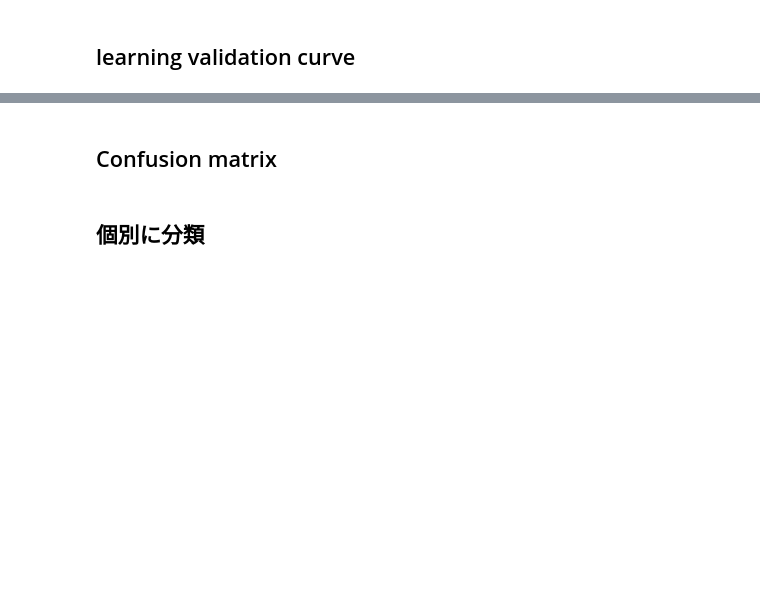
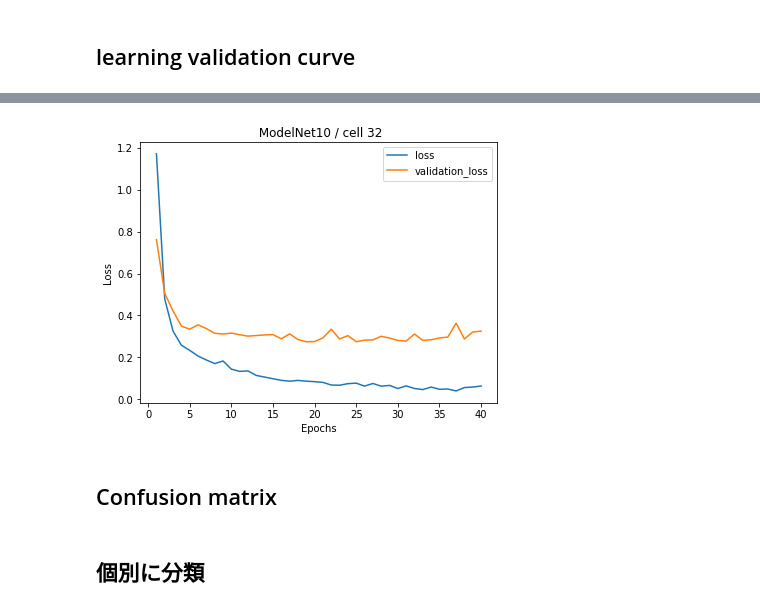
Before and after one commit to tacky0612/classification3dmodel, a Jupyter notebook: Classification_3DSAMPLE.ipynb, the cells around one changed output, grey strips where cells are left out. Cells and saved outputs as stored; diff of their text form; code cells hidden in the pictures; blank space fills up the shorter version.

```diff
--- a/Classification_3DSAMPLE.ipynb
+++ b/Classification_3DSAMPLE.ipynb
@@ -990,12 +629,14 @@ rcParams["figure.figsize"] = [6.4, 4.8]
 # %%
-# plt.plot(range(1, len(result.history['loss'])+1), result.history['loss'], label="loss")
-# plt.plot(range(1, len(result.history['val_loss'])+1), result.history['val_loss'], label="validation_loss")
-# plt.xlabel('Epochs')
-# plt.ylabel('Loss')
-# plt.legend()
-# plt.title(" {} / cell {}".format(dataset,cell))
-# plt.savefig(fig_dir  + 'loss.svg')
-# plt.show()
+plt.plot(range(1, len(result.history['loss'])+1), result.history['loss'], label="loss")
+plt.plot(range(1, len(result.history['val_loss'])+1), result.history['val_loss'], label="validation_loss")
+plt.xlabel('Epochs')
+plt.ylabel('Loss')
+plt.legend()
+plt.title(" {} / cell {}".format(dataset,cell))
+plt.savefig(fig_dir  + 'loss.svg')
+plt.show()
+# %% [output]
+[figure, added]
 # %% [markdown]
 ## Confusion matrix
 # %%
```
Also changed, not shown: parts of 88 cells of this notebook, 9 other files.
